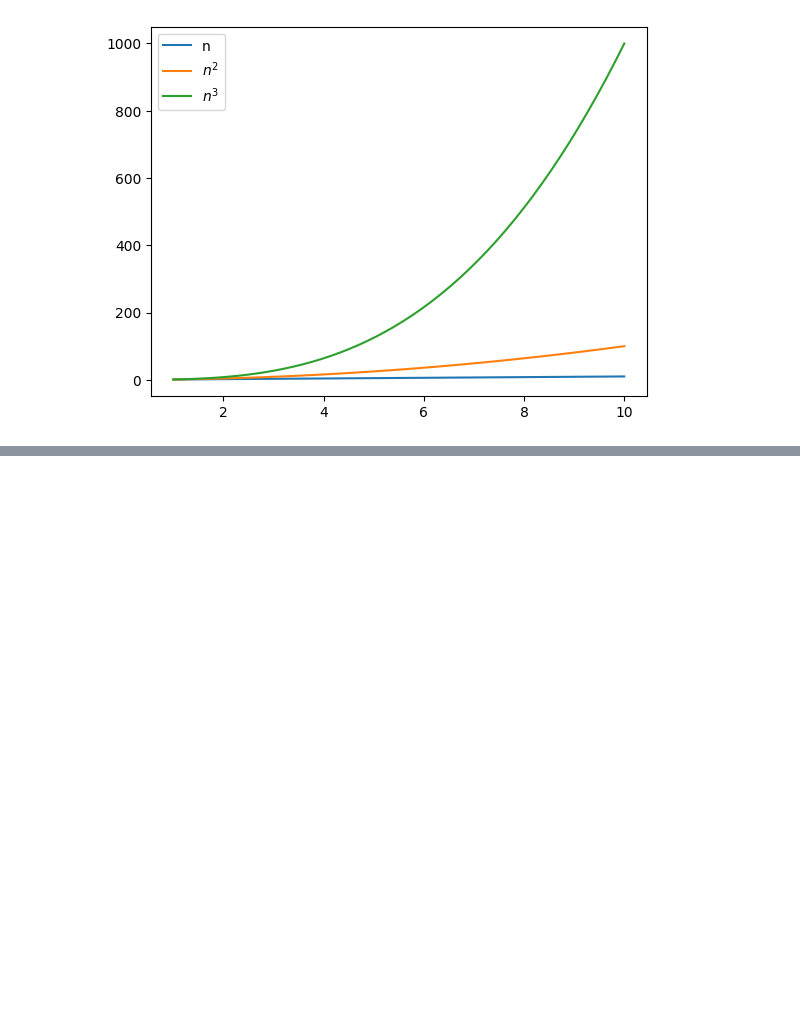
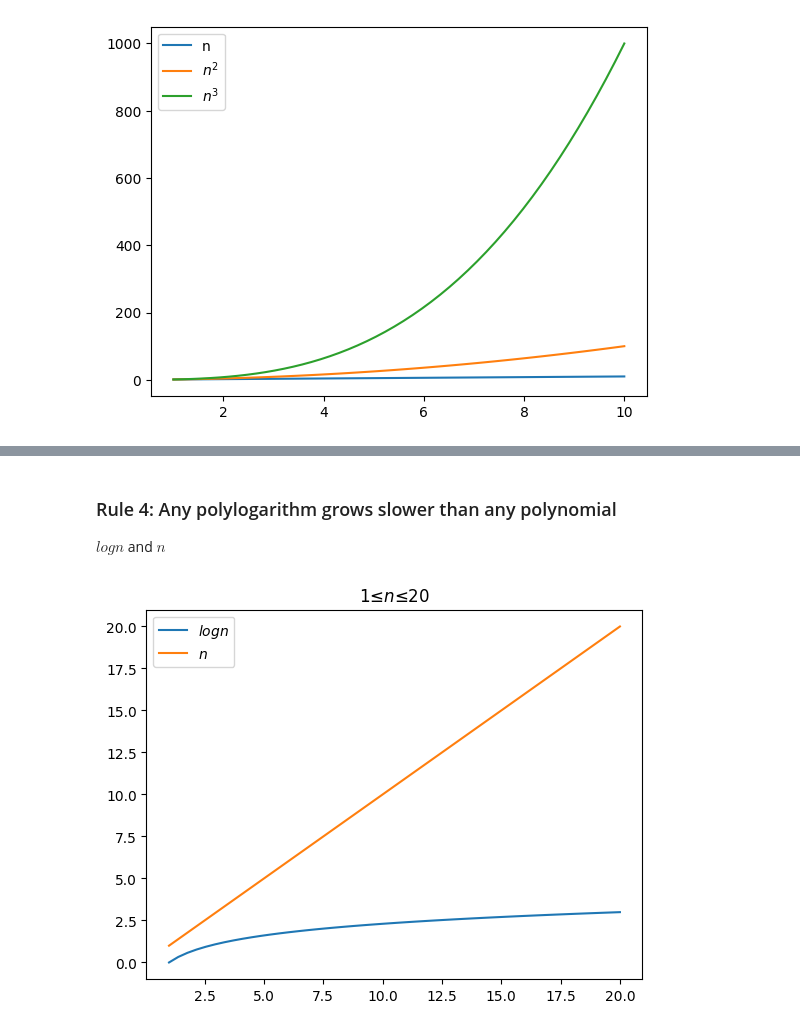
Before and after one commit to niikun/Data-Structure-and-Algorithm, a Jupyter notebook: Big_O_Notation_Plots.ipynb, the cells around one changed output, grey strips where cells are left out. Saved outputs shown, nothing was run; the diff lists cells and outputs as text; code cells hidden in the pictures; blank space fills up the shorter version.

```diff
--- a/Big_O_Notation_Plots.ipynb
+++ b/Big_O_Notation_Plots.ipynb
@@ -109,0 +134,12 @@ plt.show()
+# %% [markdown]
+### Rule 4: Any polylogarithm grows slower than any polynomial
+$logn$  and $n$
+# %%
+n = np.linspace(1,20)
+plt.plot(n,np.log(n),label="$logn$")
+plt.plot(n,n,label="$n$")
+plt.title("$1≤n≤20$")
+plt.legend()
+plt.show()
+# %% [output]
+[figure, added]
```
Also changed, not shown: parts of 9 cells of this notebook.
